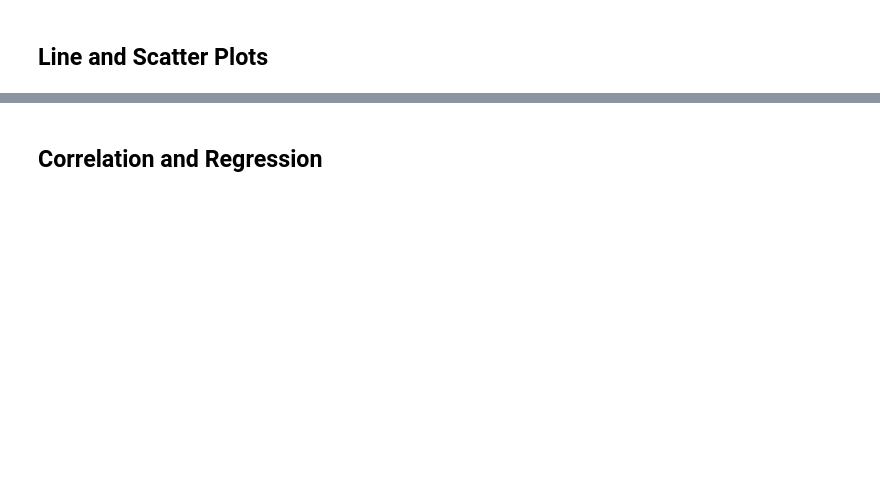
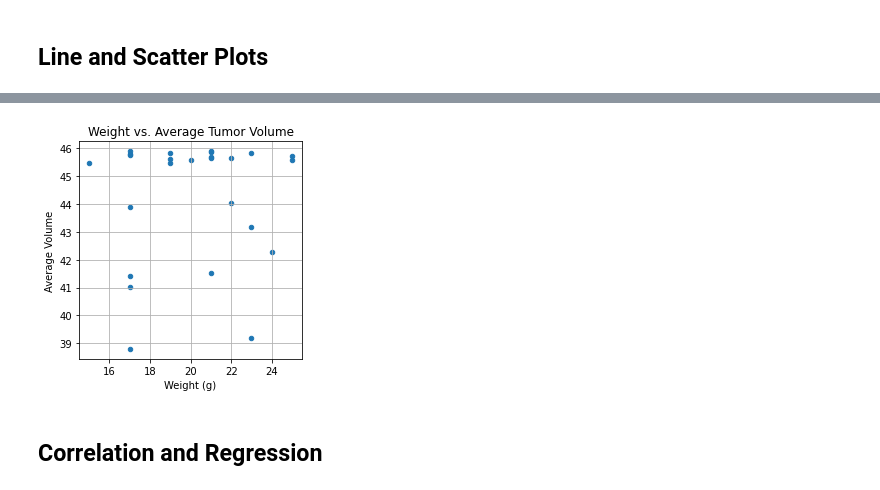
Before and after one commit to RRbenitez77/MatplotJupyter, a Jupyter notebook: Ricardo'spymaceuticals_starter-Copy1.ipynb, the cells around one changed output, grey strips where cells are left out. Drawn from its saved outputs; the diff is of its cells as text; code cells hidden in the pictures; blank space fills up the shorter version.

```diff
--- a/Ricardo'spymaceuticals_starter-Copy1.ipynb
+++ b/Ricardo'spymaceuticals_starter-Copy1.ipynb
@@ -348,2 +407,5 @@ treatment_regimes_data
 # %%
 # Generate a scatter plot of average tumor volume vs. mouse weight for the Capomulin regimen
+weight_vs_df = capomulin_df.loc[:, ["Mouse ID", "Weight (g)", "Tumor Volume (mm3)"]]
+
+weight_vs_df.head()
@@ -349,0 +419,4 @@ treatment_regimes_data
+# %%
+#rename df
+avg_df = weight_vs_df.rename(columns={"Tumor Volume (mm3)": "Average Volume"})
+avg_df.head()
@@ -350,3 +430,8 @@ treatment_regimes_data
+# %%
+avg_df.plot(kind="scatter", x="Weight (g)", y="Average Volume", grid=True, figsize=(4,4), title="Weight vs. Average Tumor Volume")
+plt.show()
+# %% [output]
+[figure, added]
 # %% [markdown]
 ## Correlation and Regression
 # %%
```
Also changed, not shown: parts of 13 cells of this notebook.
